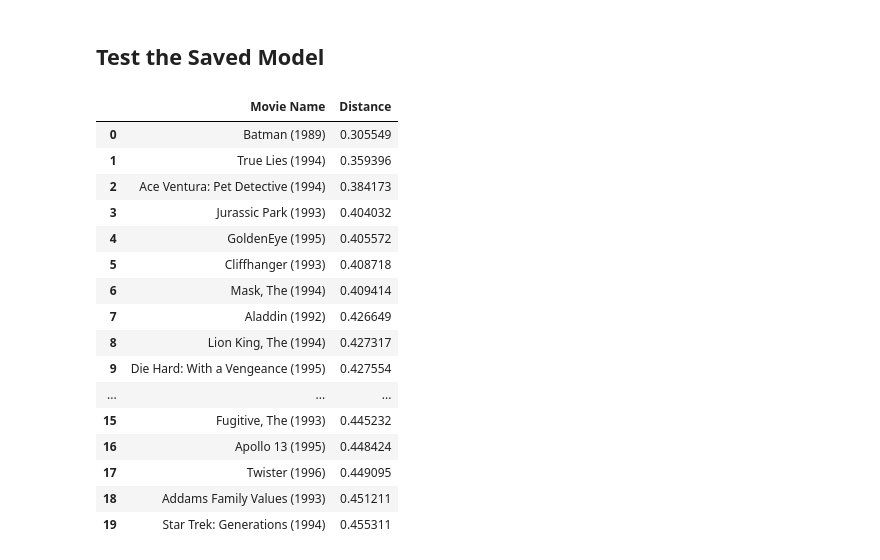
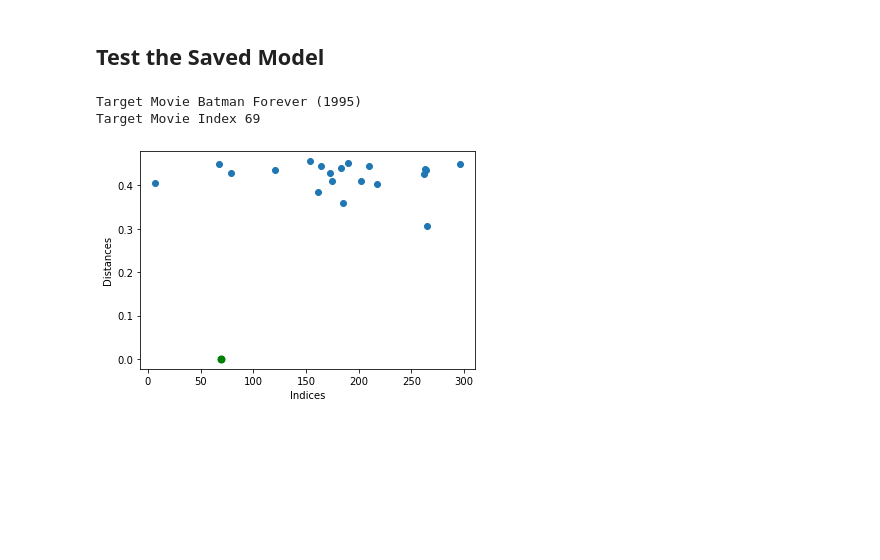
Before and after one commit to a7medayman6/Movie-Based-Collaborative-Filtering-Approach, a Jupyter notebook: Notebooks/Movie-Based-Collaborative-Filtering.ipynb, the cells around one changed output. Saved outputs shown, nothing was run; the diff lists cells and outputs as text; code cells hidden in the pictures; blank space fills up the shorter version.

```diff
--- a/Notebooks/Movie-Based-Collaborative-Filtering.ipynb
+++ b/Notebooks/Movie-Based-Collaborative-Filtering.ipynb
@@ -230,22 +249,10 @@ knn_file_r.close()
 # %%
 movie_name = 'Batman'
 k = 20
-Recommend(loaded_knn, movie_name, k)
+
+recommended, distances, indicies, target_movie = Recommend(loaded_knn, movie_name, k)
+vis(indicies, distances)
 # %% [output]
-|  | Movie Name | Distance |
-| 0 | Batman (1989) | 0.305549 |
-| 1 | True Lies (1994) | 0.359396 |
-| 2 | Ace Ventura: Pet Detective (1994) | 0.384173 |
-| 3 | Jurassic Park (1993) | 0.404032 |
-| 4 | GoldenEye (1995) | 0.405572 |
-| 5 | Cliffhanger (1993) | 0.408718 |
-| 6 | Mask, The (1994) | 0.409414 |
-| 7 | Aladdin (1992) | 0.426649 |
-| 8 | Lion King, The (1994) | 0.427317 |
-| 9 | Die Hard: With a Vengeance (1995) | 0.427554 |
-| ... | ... | ... |
-| 15 | Fugitive, The (1993) | 0.445232 |
-| 16 | Apollo 13 (1995) | 0.448424 |
-| 17 | Twister (1996) | 0.449095 |
-| 18 | Addams Family Values (1993) | 0.451211 |
-| 19 | Star Trek: Generations (1994) | 0.455311 |
+Target Movie Batman Forever (1995)
+Target Movie Index 69
+[figure, added]
```
Also changed, not shown: parts of 9 cells of this notebook, 3 other files.
